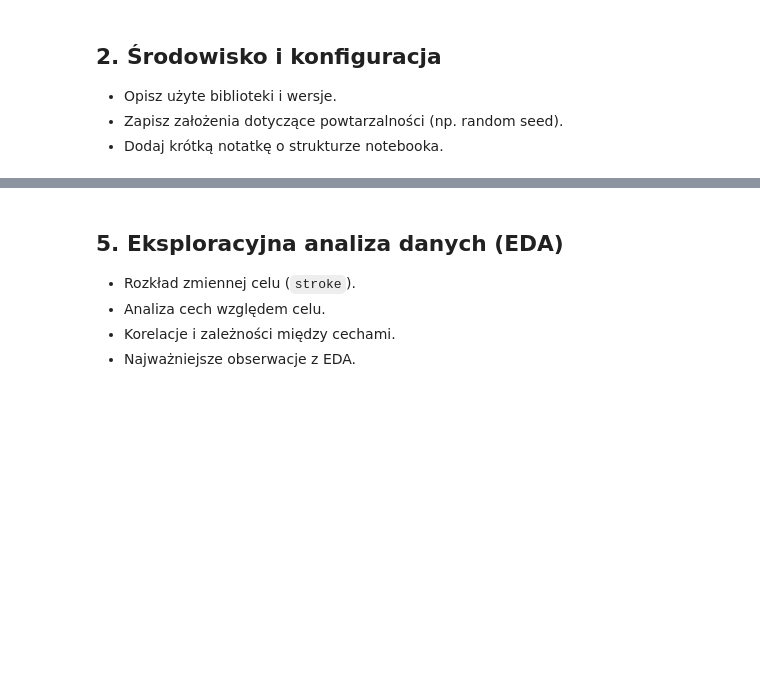
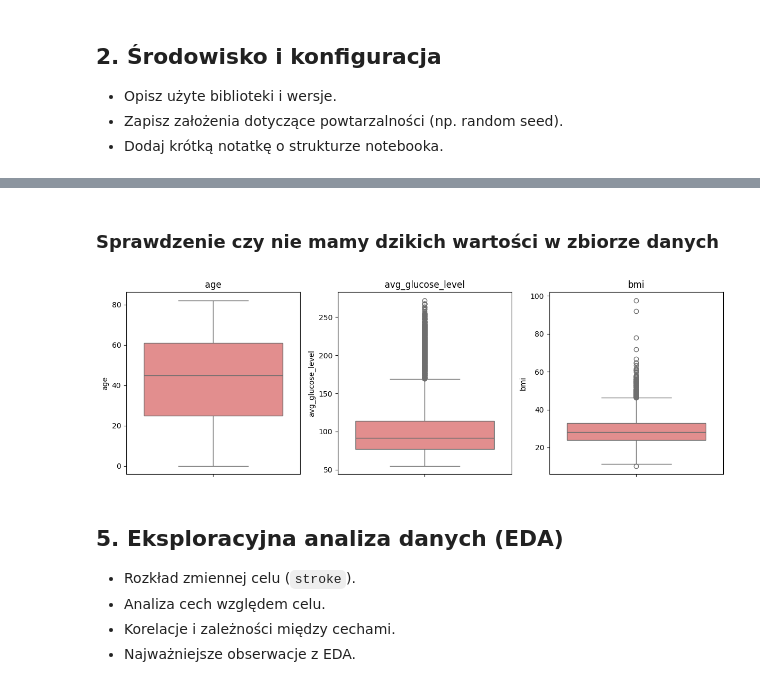
Before and after one commit to Zajecia-na-PWr-LR/lista-4-projekt-grupowy-malinki-wiki, a Jupyter notebook: notebooks/Stroke_Prediction.ipynb, the cells around one changed output, grey strips where cells are left out. Saved outputs shown, nothing was run; the diff lists cells and outputs as text; code cells hidden in the pictures; blank space fills up the shorter version.

```diff
--- a/notebooks/Stroke_Prediction.ipynb
+++ b/notebooks/Stroke_Prediction.ipynb
@@ -22,0 +63,3 @@ Podstawowa struktura notebooka do projektu klasyfikacji ryzyka udaru.
+# %%
+num_cols = ['age', 'avg_glucose_level', 'bmi']
+cat_cols = ['gender', 'ever_married', 'work_type', 'Residence_type', 'smoking_status']
@@ -29,0 +128,2 @@ Podstawowa struktura notebooka do projektu klasyfikacji ryzyka udaru.
+# %%
+df.bmi = df.bmi.transform(lambda x: x.fillna(x.median()))
@@ -30,3 +132,15 @@ Podstawowa struktura notebooka do projektu klasyfikacji ryzyka udaru.
+# %% [markdown]
+### Sprawdzenie czy nie mamy dzikich wartości w zbiorze danych
+# %%
+plt.figure(figsize=(12, 4))
+for i, col in enumerate(num_cols, 1):
+    plt.subplot(1, 3, i)
+    sns.boxplot(y=df[col], color='lightcoral')
+    plt.title(f'{col}')
+plt.tight_layout()
+plt.show()
+# %% [output]
+[figure, added]
 # %% [markdown]
 ## 5. Eksploracyjna analiza danych (EDA)
 
```
Also changed, not shown: parts of 24 cells of this notebook, 1 other file.
